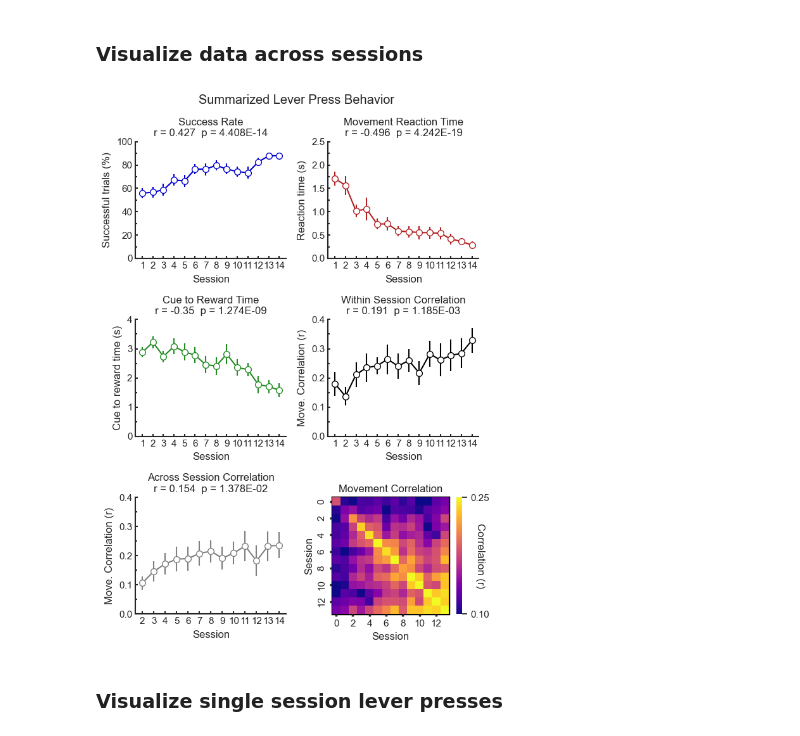
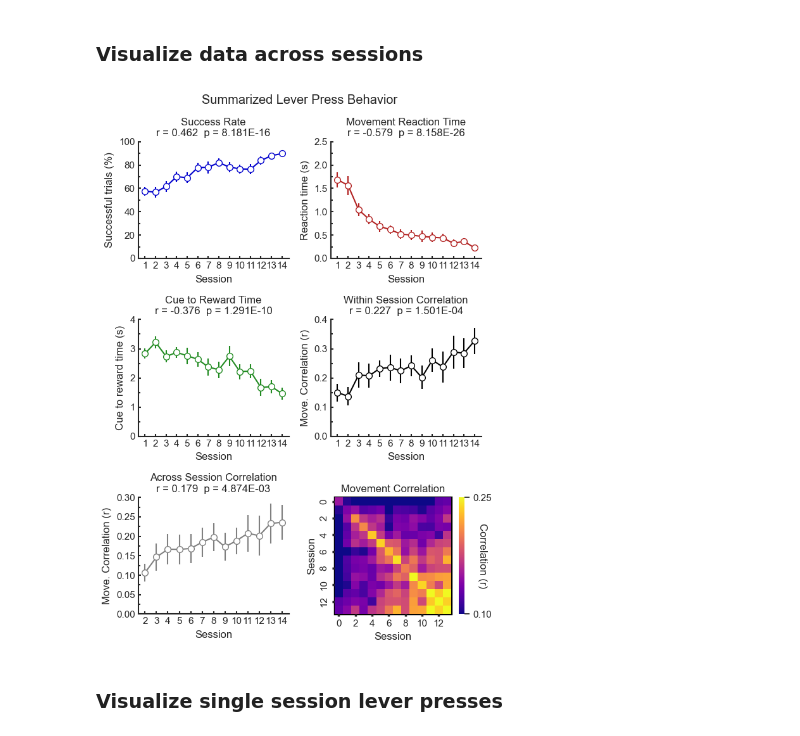
Before and after one commit to wjakewright/Lab_Analyses, a Jupyter notebook: Lab_Analyses/Behavior/Batch_Lever_Press_Analysis_Dual_Spine_Task.ipynb, the cells around one changed output. Saved outputs shown, nothing was run; the diff lists cells and outputs as text; code cells hidden in the pictures.

```diff
--- a/Lab_Analyses/Behavior/Batch_Lever_Press_Analysis_Dual_Spine_Task.ipynb
+++ b/Lab_Analyses/Behavior/Batch_Lever_Press_Analysis_Dual_Spine_Task.ipynb
@@ -49,7 +49,7 @@ id_16 = "JW206"
 id_17 = "JW213"
 id_18 = "JW215"
 id_19 = "JW270"
-id_20 = "JW280"
+#id_20 = "JW280"
 id_21 = "JW306"
 
 
@@ -82,7 +82,7 @@ ignore_16 = ()
 ignore_17 = ()
 ignore_18 = ()
 ignore_19 = ()
-ignore_20 = ()
+#ignore_20 = ()
 ignore_21 = ()
 
 
@@ -111,7 +111,7 @@ im_16 = [1,2,3,6,8,11,13]
 im_17 = [1,2,3,6,7,8,12,13]
 im_18 = [1,2,3,6,7,8,11,12,13]
 im_19 = [1,2,3,8,13]
-im_20 = [1,2,3,6,8,11,13]
+#im_20 = [1,2,3,6,8,11,13]
 im_21 = [1,2,3,6,7,11,12]
 
 #### Do not change this part
@@ -134,7 +134,7 @@ image_16 = [False if x not in np.array(im_16)-1 else True for x in range(num_of_
 image_17 = [False if x not in np.array(im_17)-1 else True for x in range(num_of_sessions)]
 image_18 = [False if x not in np.array(im_18)-1 else True for x in range(num_of_sessions)]
 image_19 = [False if x not in np.array(im_19)-1 else True for x in range(num_of_sessions)]
-image_20 = [False if x not in np.array(im_20)-1 else True for x in range(num_of_sessions)]
+#image_20 = [False if x not in np.array(im_20)-1 else True for x in range(num_of_sessions)]
 image_21 = [False if x not in np.array(im_21)-1 else True for x in range(num_of_sessions)]
 
 
@@ -159,17 +159,17 @@ exp_16 = "GluSnFr and RCaMP Imaging Task"
 exp_17 = "GluSnFr and RCaMP Imaging Task"
 exp_18 = "GluSnFr and RCaMP Imaging Task"
 exp_19 = "GluSnFr and RCaMP Imaging Task"
-exp_20 = "GluSnFr and RCaMP Imaging Task"
+#exp_20 = "GluSnFr and RCaMP Imaging Task"
 exp_21 = "GluSnFr and RCaMP Imaging Task"
 
 
 # Put information for each mouse in a list
 ### Can be just one mouse in the list
 
-mouse_ids = [id_1, id_2, id_3, id_4, id_5, id_6, id_7, id_8, id_9, id_10, id_11, id_12, id_13, id_14, id_15, id_16, id_17, id_18, id_19, id_20, id_21]
-imaged = [image_1, image_2, image_3, image_4, image_5, image_6, image_7, image_8, image_9, image_10, image_11, image_12, image_13, image_14, image_15, image_16, image_17, image_18, image_19, image_20, image_21]
-exps = [exp_1, exp_2, exp_3, exp_4, exp_5, exp_6, exp_7, exp_8, exp_9, exp_10, exp_11, exp_12, exp_13, exp_14, exp_15, exp_16, exp_17, exp_18, exp_19, exp_20, exp_21]
-ignore_dirs = [ignore_1, ignore_2, ignore_3, ignore_4, ignore_5, ignore_6, ignore_7, ignore_8, ignore_9, ignore_10, ignore_11, ignore_12, ignore_13, ignore_14, ignore_15, ignore_16, ignore_17, ignore_18, ignore_19, ignore_20, ignore_21]
+mouse_ids = [id_1, id_2, id_3, id_4, id_5, id_6, id_7, id_8, id_9, id_10, id_11, id_12, id_13, id_14, id_15, id_16, id_17, id_18, id_19, id_21]
+imaged = [image_1, image_2, image_3, image_4, image_5, image_6, image_7, image_8, image_9, image_10, image_11, image_12, image_13, image_14, image_15, image_16, image_17, image_18, image_19, image_21]
+exps = [exp_1, exp_2, exp_3, exp_4, exp_5, exp_6, exp_7, exp_8, exp_9, exp_10, exp_11, exp_12, exp_13, exp_14, exp_15, exp_16, exp_17, exp_18, exp_19, exp_21]
+ignore_dirs = [ignore_1, ignore_2, ignore_3, ignore_4, ignore_5, ignore_6, ignore_7, ignore_8, ignore_9, ignore_10, ignore_11, ignore_12, ignore_13, ignore_14, ignore_15, ignore_16, ignore_17, ignore_18, ignore_19, ignore_21]
 # %% [markdown]
 ### Process and Summarize each dataset
 # %%
@@ -254,19 +254,19 @@ grouped_data = Group_Lever_Press() # Put individual mouse data inside to visuali
 # %%
 figure_path = r'C:\Users\Jake\Desktop\Figures'
 
 # Specify if you want to save grouped figures
 group_fig_save = True
 group_fig_path = os.path.join(figure_path, "grouped_data", experiment_directory, group_directory)
 if not os.path.isdir(group_fig_path):
     os.makedirs(group_fig_path)
 
 # Plot the grouped data
 colors = {"success": "mediumblue", "reaction_time": "firebrick", "cue_to_reward": "forestgreen",
           "within": "black", "across":"grey", "cmap": "plasma"}
-ylims = {"success": (0,100), "reaction_time": (0,2.5), "cue_to_reward": (0,4), "within": (0,0.4), "across": (0,0.4), "cmap": (0.1,0.25)}
+ylims = {"success": (0,100), "reaction_time": (0,2.5), "cue_to_reward": (0,4), "within": (0,0.4), "across": (0,0.3), "cmap": (0.1,0.25)}
 grouped_data.plot_data(figsize=(6.5,9),colors=colors, plot_ind=False, ylims=ylims, save=group_fig_save, save_path=group_fig_path)
 # %% [output]
-[figure, old version]
+[figure, new version]
 # %% [markdown]
 ### Visualize single session lever presses
 # %%
```
Also changed, not shown: parts of 1 cell of this notebook.
